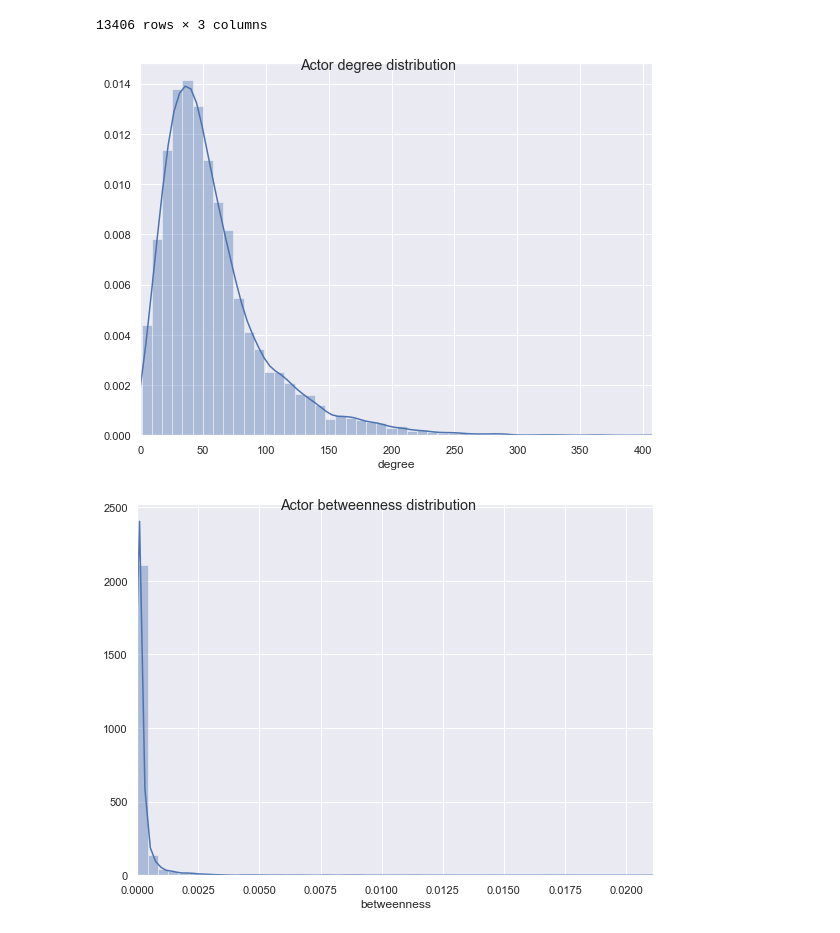
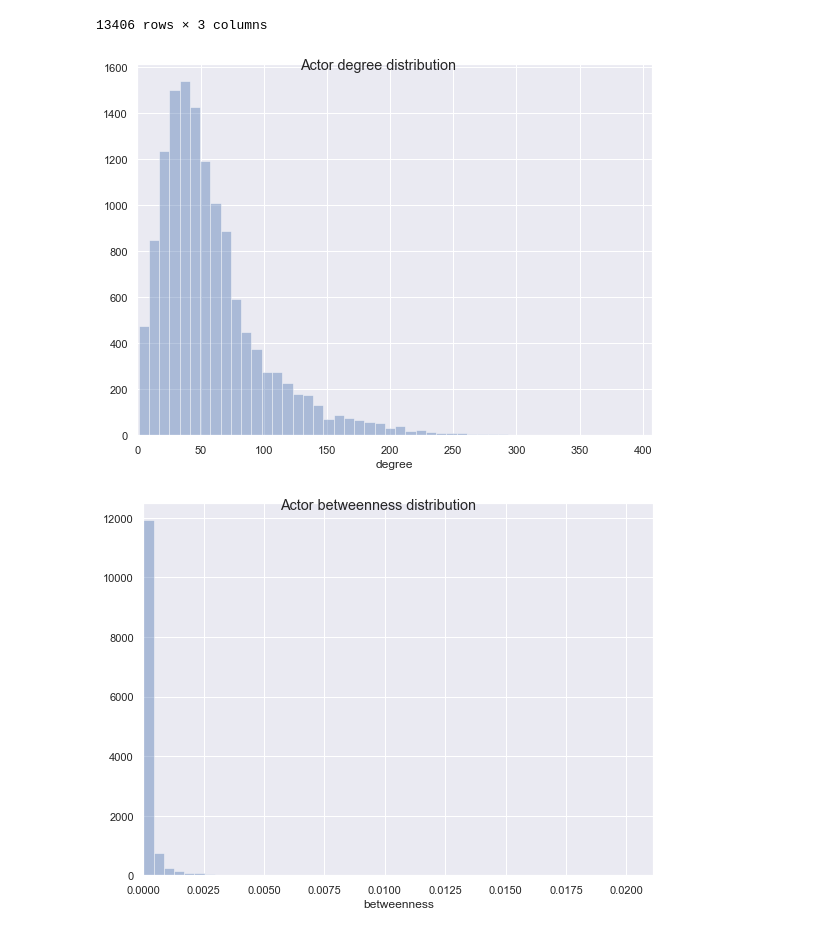
Before and after one commit to thalvari/network_analysis_2020_project, a Jupyter notebook: distribs.ipynb, the cells around one changed output. Saved outputs shown, nothing was run; the diff lists cells and outputs as text; code cells hidden in the pictures.

```diff
--- a/distribs.ipynb
+++ b/distribs.ipynb
@@ -16,7 +16,7 @@ from parallel_betweenness import betweenness_centrality_parallel
 %matplotlib inline
 
 seed = 42
-n_processes = 12
+n_processes = 7
 # %%
 np.random.seed(seed)
 
@@ -61,21 +61,21 @@ edges: 390859
 # %%
 sns.set()
 
 plt.figure(figsize=(8, 6))
-sns.distplot(df_actor_info["degree"])
+sns.distplot(df_actor_info["degree"], kde=False)
 plt.xlim(0, df_actor_info["degree"].max())
 plt.suptitle("Actor degree distribution")
 plt.savefig(f"results/actor_degree_distrib.pdf", bbox_inches="tight")
 plt.tight_layout()
 plt.show()
 
 plt.figure(figsize=(8, 6))
-sns.distplot(df_actor_info["betweenness"])
+sns.distplot(df_actor_info["betweenness"], kde=False)
 plt.xlim(0, df_actor_info["betweenness"].max())
 plt.suptitle("Actor betweenness distribution")
 plt.savefig(f"results/actor_betweenness_distrib.pdf", bbox_inches="tight")
 plt.tight_layout()
 plt.show()
 # %% [output]
-[figure, old version]
+[figure, new version]
-[figure, old version]
+[figure, new version]
```
Also changed, not shown: 2 other files.
